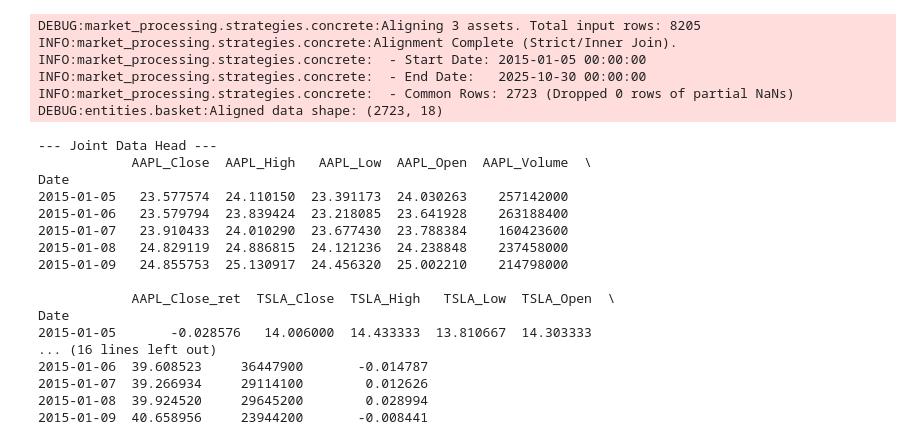
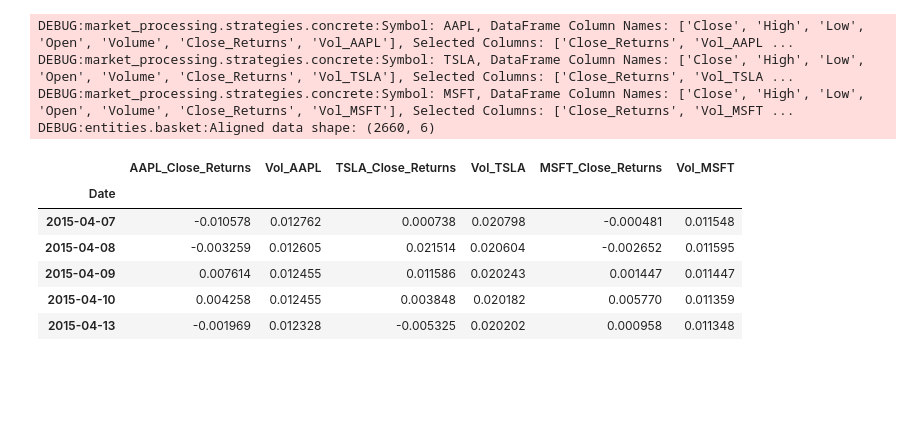
Before and after one commit to Narodomy/Time-Series-Generative-AI-for-Asset-Investment, a Jupyter notebook: notebooks/v4_playground.ipynb, the cells around one changed output. Saved outputs shown, nothing was run; the diff lists cells and outputs as text; code cells hidden in the pictures; blank space fills up the shorter version.

```diff
--- a/notebooks/v4_playground.ipynb
+++ b/notebooks/v4_playground.ipynb
@@ -67,34 +81,20 @@ my_basket.plot_assets(title='Log Returns Comparison')
 # %%
-strategy = StrictAlignment()
-joint_df = my_basket.get_joint_data(strategy)
+# strategy = StrictAlignment()
+strategy = MarketFeatureAlignment()
+joint_df = basket.get_joint_data(strategy)
+joint_df.head()
 # %% [output]
-DEBUG:market_processing.strategies.concrete:Aligning 3 assets. Total input rows: 8205
-INFO:market_processing.strategies.concrete:Alignment Complete (Strict/Inner Join).
-INFO:market_processing.strategies.concrete:  - Start Date: 2015-01-05 00:00:00
-INFO:market_processing.strategies.concrete:  - End Date:   2025-10-30 00:00:00
-INFO:market_processing.strategies.concrete:  - Common Rows: 2723 (Dropped 0 rows of partial NaNs)
-DEBUG:entities.basket:Aligned data shape: (2723, 18)
+DEBUG:market_processing.strategies.concrete:Symbol: AAPL, DataFrame Column Names: ['Close', 'High', 'Low', 'Open', 'Volume', 'Close_Returns', 'Vol_AAPL'], Selected Columns: ['Close_Returns', 'Vol_AAPL ...
+DEBUG:market_processing.strategies.concrete:Symbol: TSLA, DataFrame Column Names: ['Close', 'High', 'Low', 'Open', 'Volume', 'Close_Returns', 'Vol_TSLA'], Selected Columns: ['Close_Returns', 'Vol_TSLA ...
+DEBUG:market_processing.strategies.concrete:Symbol: MSFT, DataFrame Column Names: ['Close', 'High', 'Low', 'Open', 'Volume', 'Close_Returns', 'Vol_MSFT'], Selected Columns: ['Close_Returns', 'Vol_MSFT ...
+DEBUG:entities.basket:Aligned data shape: (2660, 6)
+|  | AAPL_Close_Returns | Vol_AAPL | TSLA_Close_Returns | Vol_TSLA | MSFT_Close_Returns | Vol_MSFT |
+| Date |  |  |  |  |  |  |
+| 2015-04-07 | -0.010578 | 0.012762 | 0.000738 | 0.020798 | -0.000481 | 0.011548 |
+| 2015-04-08 | -0.003259 | 0.012605 | 0.021514 | 0.020604 | -0.002652 | 0.011595 |
+| 2015-04-09 | 0.007614 | 0.012455 | 0.011586 | 0.020243 | 0.001447 | 0.011447 |
+| 2015-04-10 | 0.004258 | 0.012455 | 0.003848 | 0.020182 | 0.005770 | 0.011359 |
+| 2015-04-13 | -0.001969 | 0.012328 | -0.005325 | 0.020202 | 0.000958 | 0.011348 |
-# %%
-print("\n--- Joint Data Head ---")
-print(joint_df.head())
-# %% [output]
---- Joint Data Head ---
-            AAPL_Close  AAPL_High   AAPL_Low  AAPL_Open  AAPL_Volume  \
-Date
-2015-01-05   23.577574  24.110150  23.391173  24.030263    257142000
-2015-01-06   23.579794  23.839424  23.218085  23.641928    263188400
-2015-01-07   23.910433  24.010290  23.677430  23.788384    160423600
-2015-01-08   24.829119  24.886815  24.121236  24.238848    237458000
-2015-01-09   24.855753  25.130917  24.456320  25.002210    214798000
-
-            AAPL_Close_ret  TSLA_Close  TSLA_High   TSLA_Low  TSLA_Open  \
-Date
-2015-01-05       -0.028576   14.006000  14.433333  13.810667  14.303333
-... (16 lines left out)
-2015-01-06  39.608523     36447900       -0.014787
-2015-01-07  39.266934     29114100        0.012626
-2015-01-08  39.924520     29645200        0.028994
-2015-01-09  40.658956     23944200       -0.008441
 # %%
 # # 2. Align Data (รวมร่าง)
 #     # ใช้ StrictAlignment เพื่อเอาเฉพาะวันที่ตลาดเปิดตรงกัน
```
Also changed, not shown: parts of 14 cells of this notebook, 10 other files.
